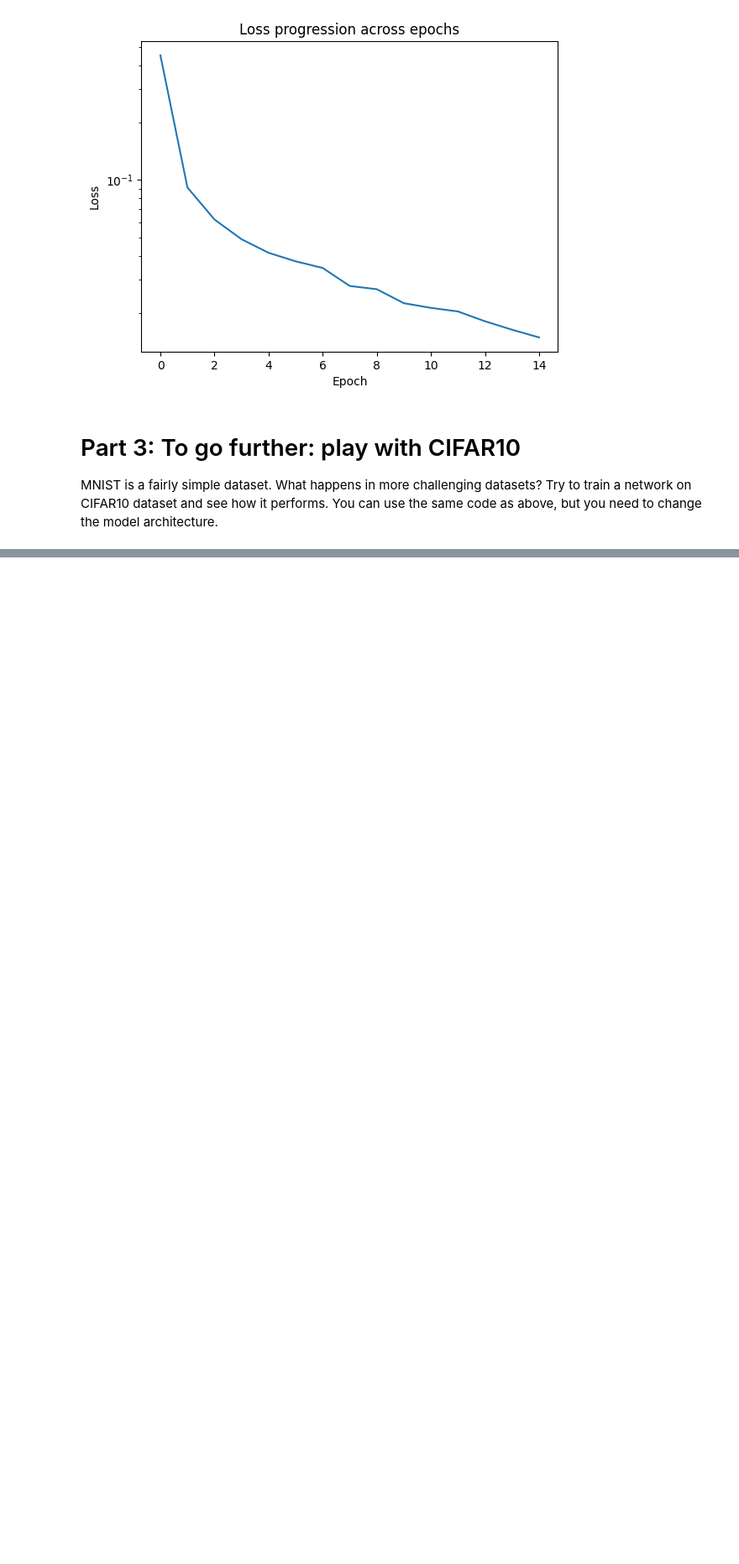
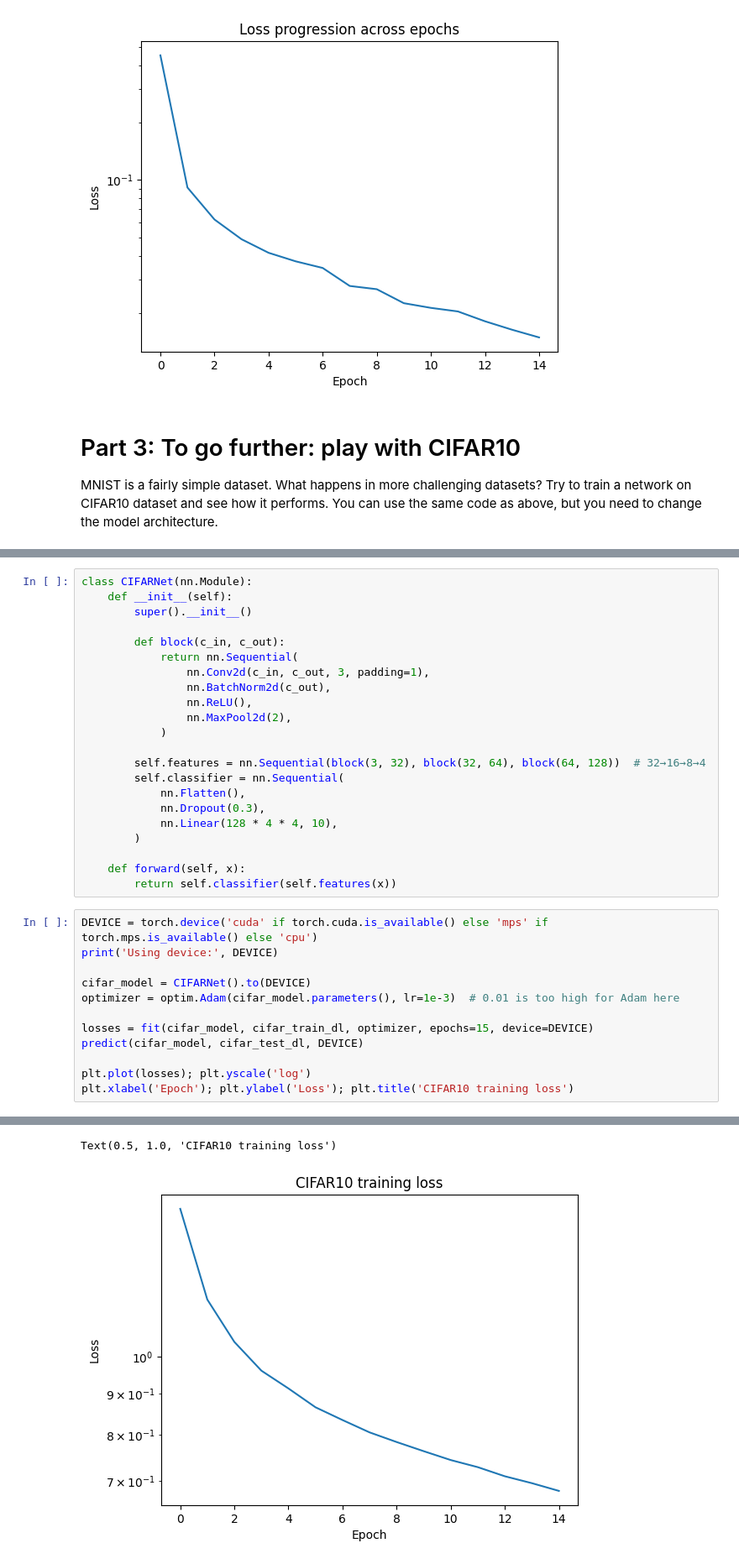
Before and after one commit to Oktalyx/FundamentalLearningEPFL, a Jupyter notebook: TP8/[exercise]torch_and_neuralnets.ipynb, the cells around one changed output, grey strips where cells are left out. Shown at 84% size. Cells and saved outputs as stored; diff of their text form; blank space fills up the shorter version.

```diff
--- a/TP8/[exercise]torch_and_neuralnets.ipynb
+++ b/TP8/[exercise]torch_and_neuralnets.ipynb
@@ -705,0 +734,35 @@ MNIST is a fairly simple dataset. What happens in more challenging datasets? Try
+# %%
+class CIFARNet(nn.Module):
+    def __init__(self):
+        super().__init__()
+
+        def block(c_in, c_out):
+            return nn.Sequential(
+                nn.Conv2d(c_in, c_out, 3, padding=1),
+                nn.BatchNorm2d(c_out),
+                nn.ReLU(),
+                nn.MaxPool2d(2),
+            )
+
+        self.features = nn.Sequential(block(3, 32), block(32, 64), block(64, 128))  # 32→16→8→4
+        self.classifier = nn.Sequential(
+            nn.Flatten(),
+            nn.Dropout(0.3),
+            nn.Linear(128 * 4 * 4, 10),
+        )
+
+    def forward(self, x):
+        return self.classifier(self.features(x))
+# %%
+DEVICE = torch.device('cuda' if torch.cuda.is_available() else 'mps' if torch.mps.is_available() else 'cpu')
+print('Using device:', DEVICE)
+
+cifar_model = CIFARNet().to(DEVICE)
+optimizer = optim.Adam(cifar_model.parameters(), lr=1e-3)  # 0.01 is too high for Adam here
+
+losses = fit(cifar_model, cifar_train_dl, optimizer, epochs=15, device=DEVICE)
+predict(cifar_model, cifar_test_dl, DEVICE)
+
+plt.plot(losses); plt.yscale('log')
+plt.xlabel('Epoch'); plt.ylabel('Loss'); plt.title('CIFAR10 training loss')
+# %% [output]
@@ -705,0 +786,2 @@ MNIST is a fairly simple dataset. What happens in more challenging datasets? Try
+Text(0.5, 1.0, 'CIFAR10 training loss')
+[figure, added]
```
Also changed, not shown: parts of 3 cells of this notebook, 1 other file.
